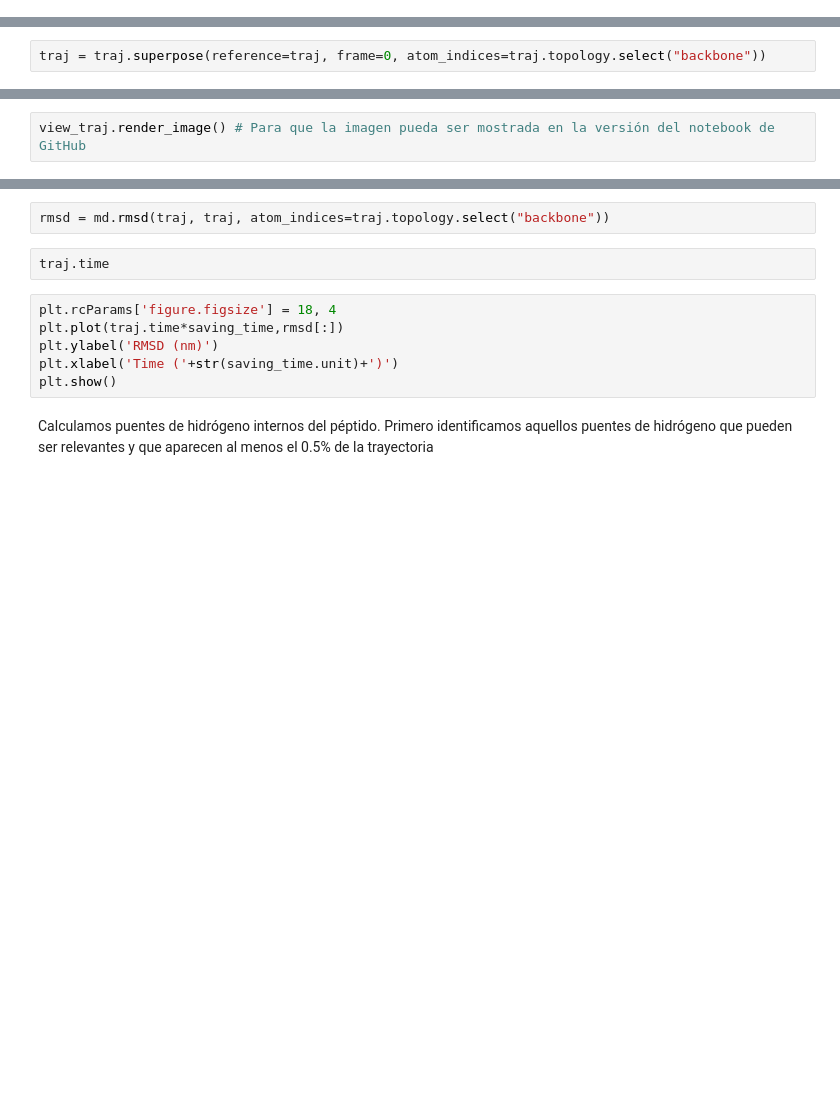
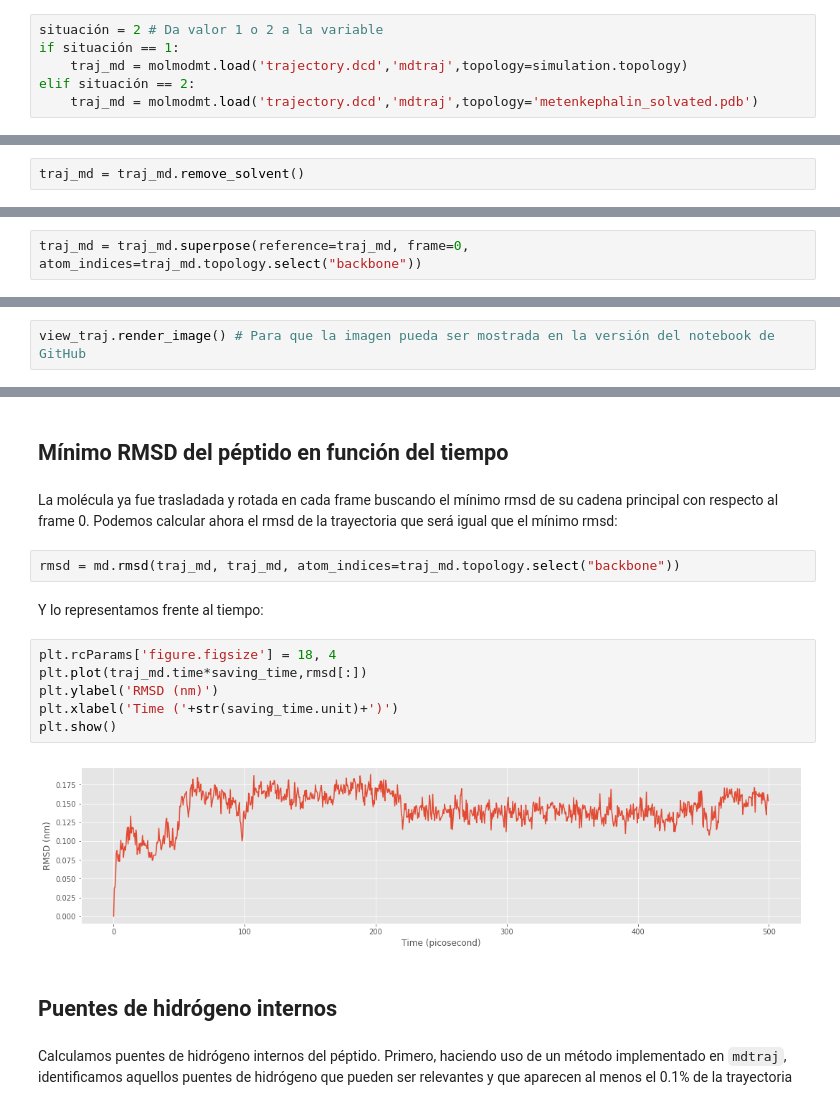
Before and after one commit to uibcdf/Academia, a Jupyter notebook: Dinámica_Molecular/MetEncefalina.ipynb, the cells around one changed output, grey strips where cells are left out. Cells and saved outputs as stored; diff of their text form; blank space fills up the shorter version.

```diff
--- a/Dinámica_Molecular/MetEncefalina.ipynb
+++ b/Dinámica_Molecular/MetEncefalina.ipynb
@@ -259,0 +314,6 @@ traj = traj.remove_solvent()
+# %%
+situación = 2 # Da valor 1 o 2 a la variable
+if situación == 1:
+    traj_md = molmodmt.load('trajectory.dcd','mdtraj',topology=simulation.topology)
+elif situación == 2:
+    traj_md = molmodmt.load('trajectory.dcd','mdtraj',topology='metenkephalin_solvated.pdb')
@@ -259,0 +328,2 @@ traj = traj.remove_solvent()
+# %%
+traj_md = traj_md.remove_solvent()
@@ -260,2 +336,2 @@ traj = traj.remove_solvent()
 # %%
-traj = traj.superpose(reference=traj, frame=0, atom_indices=traj.topology.select("backbone"))
+traj_md = traj_md.superpose(reference=traj_md, frame=0, atom_indices=traj_md.topology.select("backbone"))
@@ -271,13 +353,21 @@ view_traj._display_image() # Para que la imagen pueda ser mostrada en la versió
+# %% [markdown]
+## Mínimo RMSD del péptido en función del tiempo
+# %% [markdown]
+La molécula ya fue trasladada y rotada en cada frame buscando el mínimo rmsd de su cadena principal con respecto al frame 0. Podemos calcular ahora el rmsd de la trayectoria que será igual que el mínimo rmsd:
 # %%
-rmsd = md.rmsd(traj, traj, atom_indices=traj.topology.select("backbone"))
+rmsd = md.rmsd(traj_md, traj_md, atom_indices=traj_md.topology.select("backbone"))
-# %%
-traj.time
+# %% [markdown]
+Y lo representamos frente al tiempo:
 # %%
 plt.rcParams['figure.figsize'] = 18, 4
-plt.plot(traj.time*saving_time,rmsd[:])
+plt.plot(traj_md.time*saving_time,rmsd[:])
 plt.ylabel('RMSD (nm)')
 plt.xlabel('Time ('+str(saving_time.unit)+')')
 plt.show()
+# %% [output]
+[figure, added]
+# %% [markdown]
+## Puentes de hidrógeno internos
 # %% [markdown]
-Calculamos puentes de hidrógeno internos del péptido. Primero identificamos aquellos puentes de hidrógeno que pueden ser relevantes y que aparecen al menos el 0.5% de la trayectoria
+Calculamos puentes de hidrógeno internos del péptido. Primero, haciendo uso de un método implementado en `mdtraj`, identificamos aquellos puentes de hidrógeno que pueden ser relevantes y que aparecen al menos el 0.1% de la trayectoria
 # %%
```
Also changed, not shown: parts of 72 cells of this notebook.
